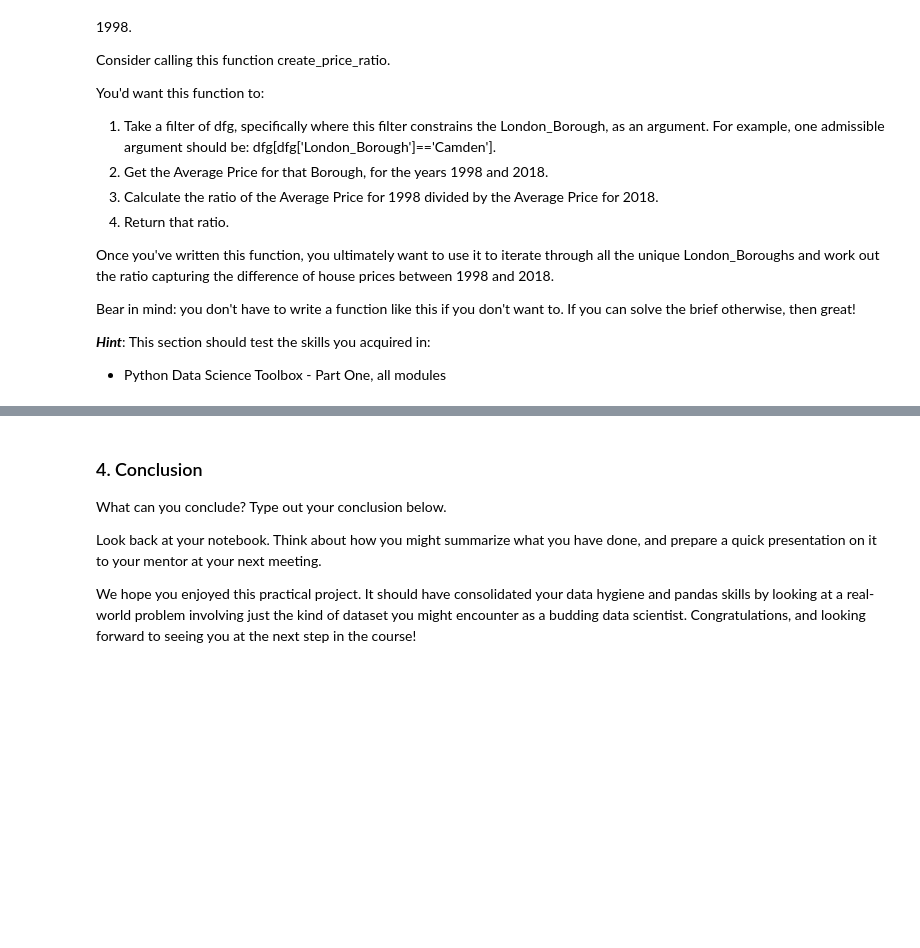
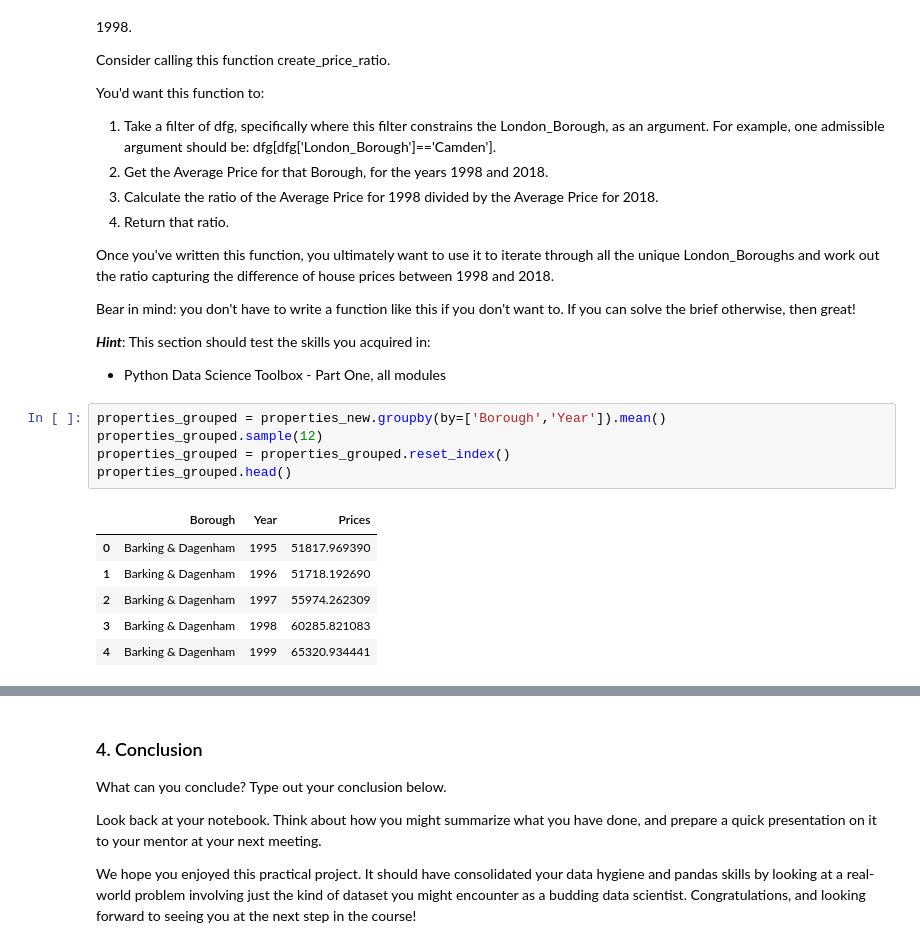
Before and after one commit to alisonreneelao/springboard, a Jupyter notebook: Unit 4 Challenge - Tier 3.ipynb, the cells around one changed output, grey strips where cells are left out. Saved outputs shown, nothing was run; the diff lists cells and outputs as text; blank space fills up the shorter version.

```diff
--- a/Unit 4 Challenge - Tier 3.ipynb
+++ b/Unit 4 Challenge - Tier 3.ipynb
@@ -236,3 +248,15 @@ Bear in mind: you don't have to write a function like this if you don't want to.
 
 ***Hint***: This section should test the skills you acquired in:
 - Python Data Science Toolbox - Part One, all modules
+# %%
+properties_grouped = properties_new.groupby(by=['Borough','Year']).mean()
+properties_grouped.sample(12)
+properties_grouped = properties_grouped.reset_index()
+properties_grouped.head()
+# %% [output]
+|  | Borough | Year | Prices |
+| 0 | Barking & Dagenham | 1995 | 51817.969390 |
+| 1 | Barking & Dagenham | 1996 | 51718.192690 |
+| 2 | Barking & Dagenham | 1997 | 55974.262309 |
+| 3 | Barking & Dagenham | 1998 | 60285.821083 |
+| 4 | Barking & Dagenham | 1999 | 65320.934441 |
```
Also changed, not shown: parts of 6 cells of this notebook.
